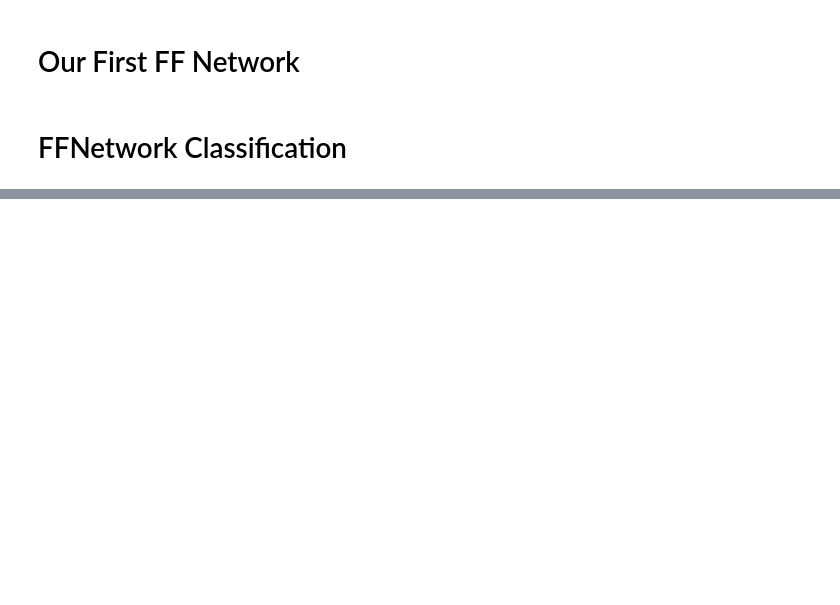
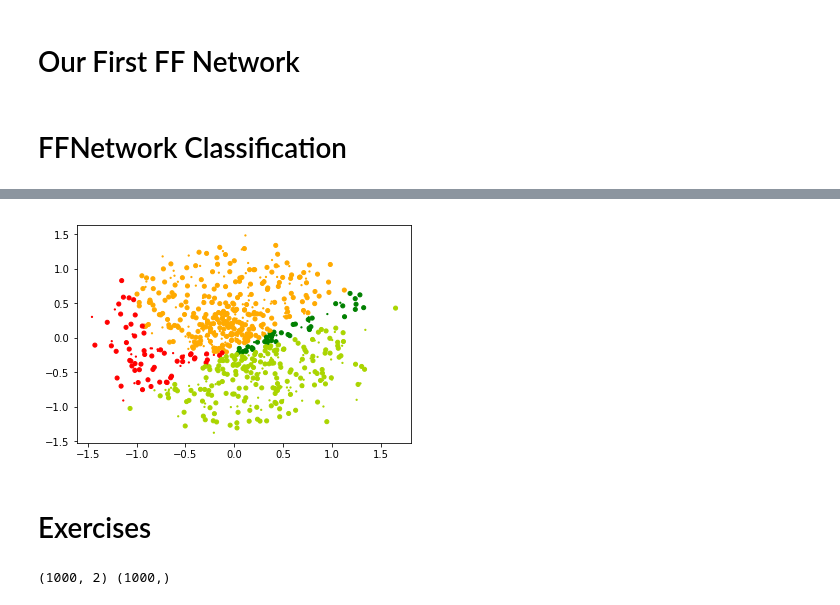
Before and after one commit to millitroy/Deeplearning-Practise, a Jupyter notebook: Feed Forward Networks.ipynb, the cells around one changed output, grey strips where cells are left out. Cells and saved outputs as stored; diff of their text form; code cells hidden in the pictures; blank space fills up the shorter version.

```diff
--- a/Feed Forward Networks.ipynb
+++ b/Feed Forward Networks.ipynb
@@ -293,0 +551,7 @@ plt.show()
+# %%
+plt.scatter(X_train[:,0], X_train[:,1], c=Y_pred_train, cmap=my_cmap, s=15*(np.abs(np.sign(Y_pred_train-Y_train))+.1))
+plt.show()
+# %% [output]
+[figure, added]
+# %% [markdown]
+# Exercises
@@ -293,0 +560,5 @@ plt.show()
+# %%
+data, labels = make_moons(n_samples=1000, random_state=0, noise=0.15)
+print(data.shape, labels.shape)
+# %% [output]
+(1000, 2) (1000,)
```
Also changed, not shown: parts of 20 cells of this notebook.
